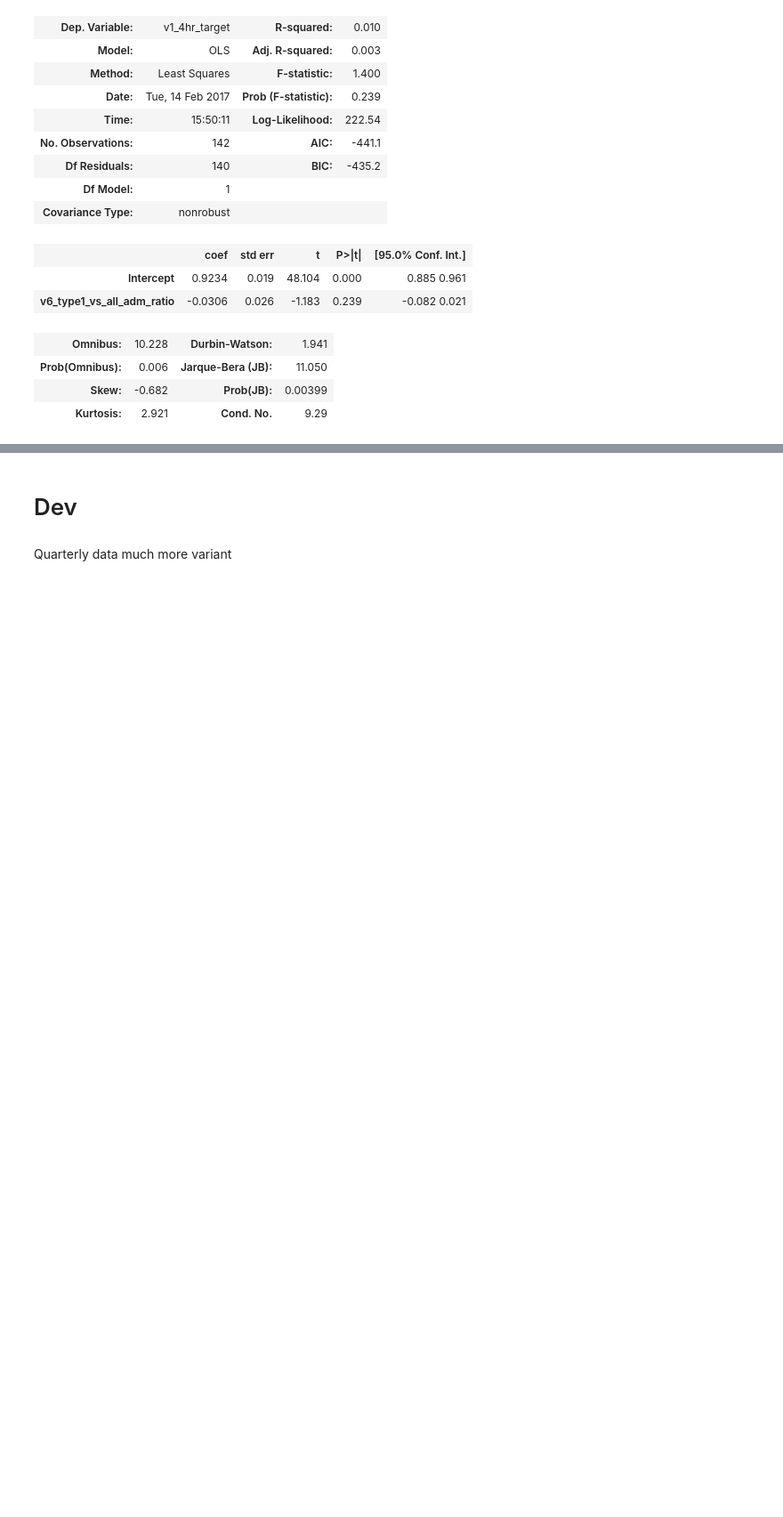
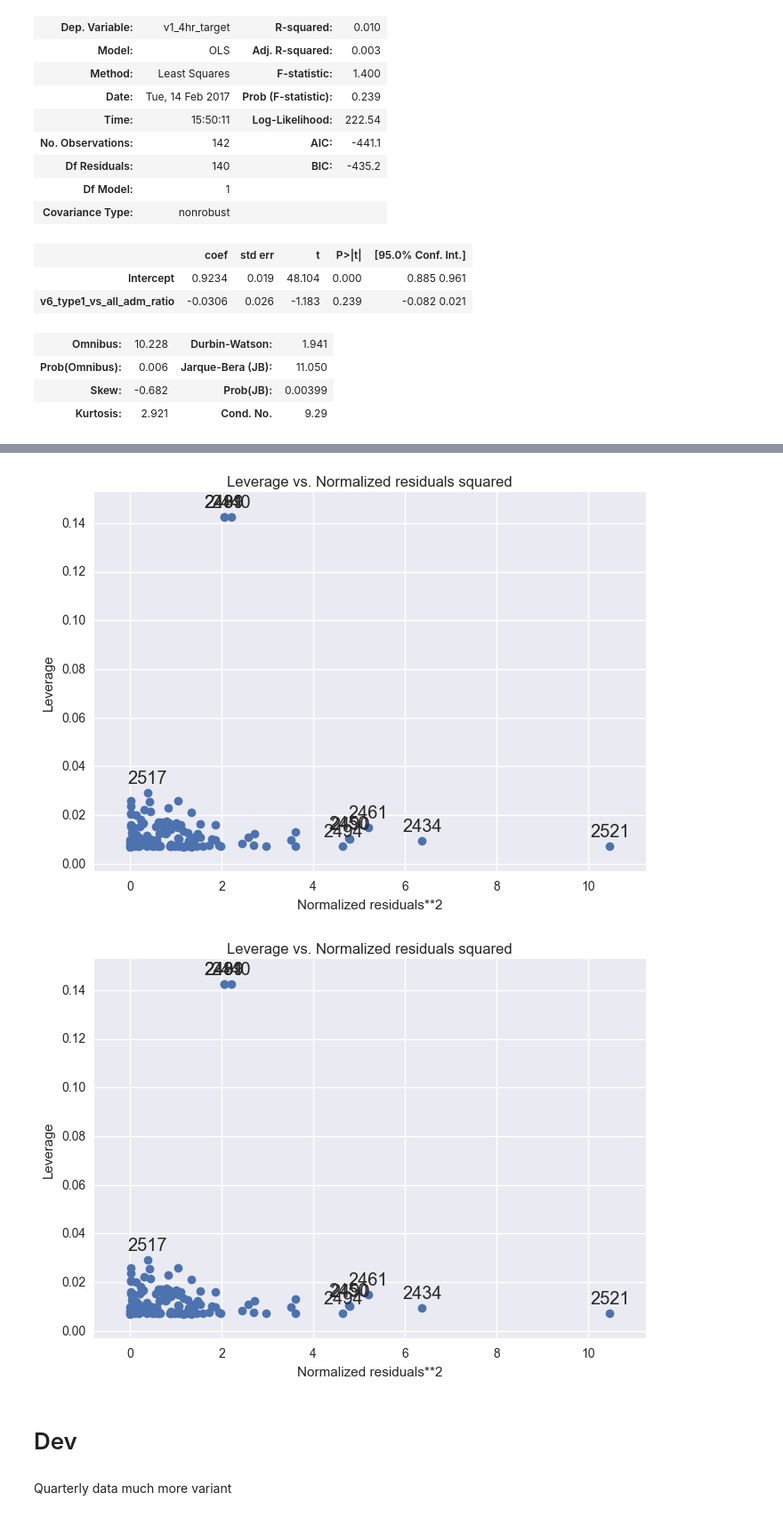
Before and after one commit to CLAHRCWessex/201702_AandE_nat, a Jupyter notebook: 4-1_Active/AandE_test_script_v1.ipynb, the cells around one changed output, grey strips where cells are left out. Shown: that part at 89% size. Drawn from its saved outputs; the diff is of its cells as text; code cells hidden in the pictures; blank space fills up the shorter version.

```diff
--- a/4-1_Active/AandE_test_script_v1.ipynb
+++ b/4-1_Active/AandE_test_script_v1.ipynb
@@ -198,3 +241,8 @@ OLS Regression Results
+# %%
+sm.graphics.plot_leverage_resid2(lm)
+# %% [output]
+[figure, added]
+[figure, added]
 # %% [markdown]
 # Dev
 # %% [markdown]
```
Also changed, not shown: parts of 15 cells of this notebook, 3 other files.
